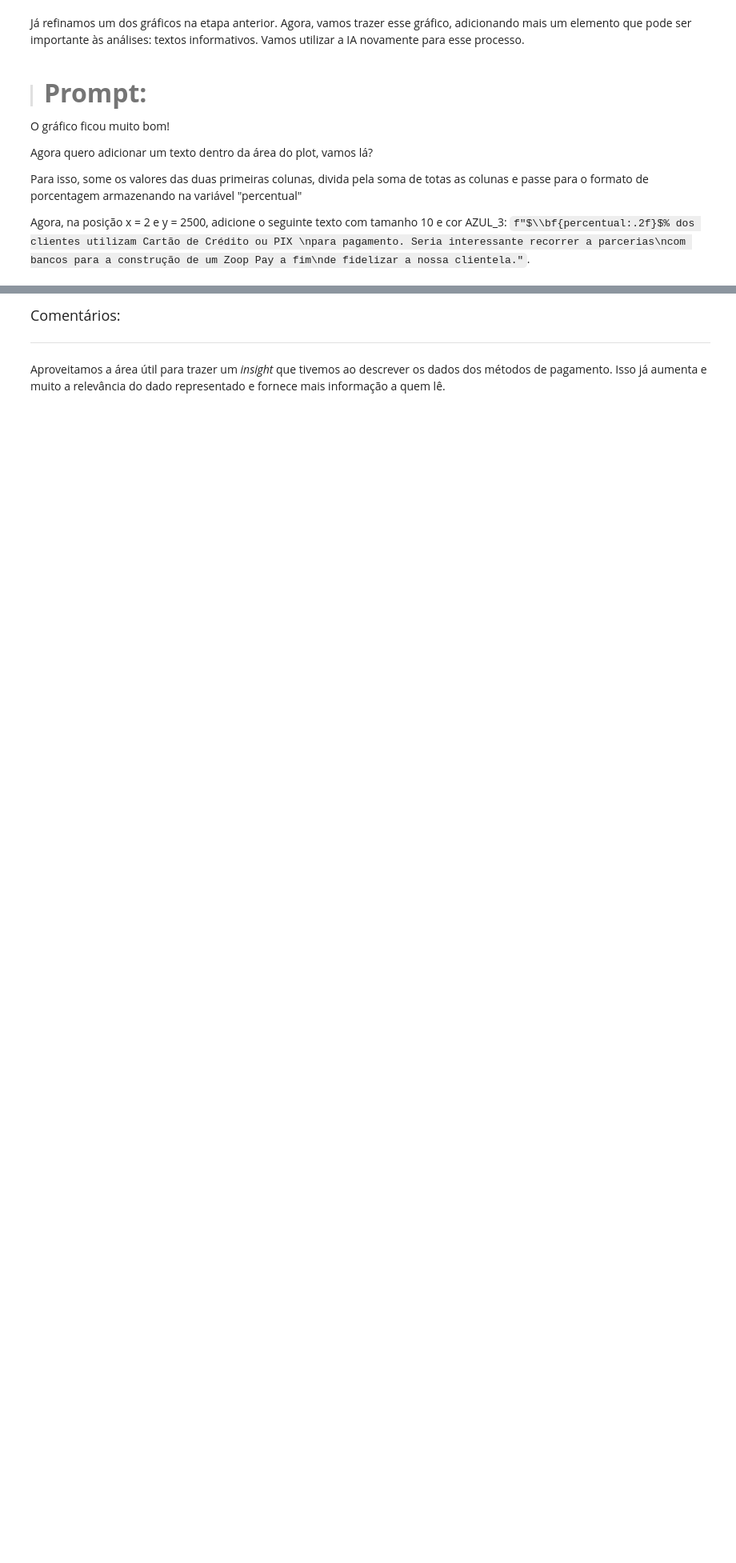
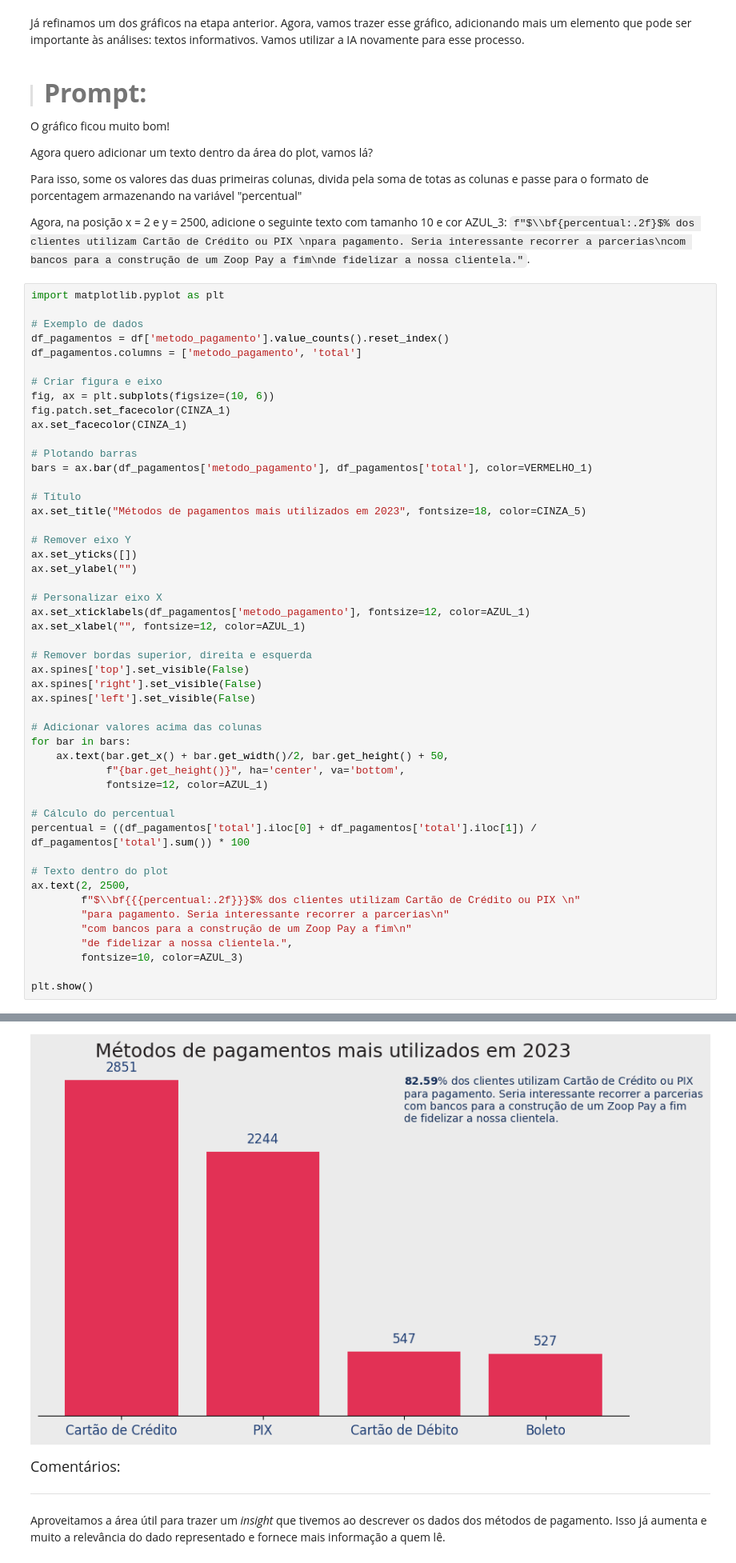
Before and after one commit to Enoque12/Projecto_Inicial_IA_Aplicada_na_Ciencia_de_Dados, a Jupyter notebook: Projeto_Inicial_IA_aplicada_a_Data_Science.ipynb, the cells around one changed output, grey strips where cells are left out. Shown at 80% size. Cells and saved outputs as stored; diff of their text form; blank space fills up the shorter version.

```diff
--- a/Projeto_Inicial_IA_aplicada_a_Data_Science.ipynb
+++ b/Projeto_Inicial_IA_aplicada_a_Data_Science.ipynb
@@ -1116,3 +1173,53 @@ Agora quero adicionar um texto dentro da área do plot, vamos lá?
 Para isso, some os valores das duas primeiras colunas, divida pela soma de totas as colunas e passe para o formato de porcentagem armazenando na variável "percentual"
 
 Agora, na posição x = 2 e y = 2500, adicione o seguinte texto com tamanho 10 e cor AZUL_3: `f"$\\bf{percentual:.2f}$% dos clientes utilizam Cartão de Crédito ou PIX \npara pagamento. Seria interessante recorrer a parcerias\ncom bancos para a construção de um Zoop Pay a fim\nde fidelizar a nossa clientela."`.
+# %%
+import matplotlib.pyplot as plt
+
+# Exemplo de dados
+df_pagamentos = df['metodo_pagamento'].value_counts().reset_index()
+df_pagamentos.columns = ['metodo_pagamento', 'total']
+
+# Criar figura e eixo
+fig, ax = plt.subplots(figsize=(10, 6))
+fig.patch.set_facecolor(CINZA_1)
+ax.set_facecolor(CINZA_1)
+
+# Plotando barras
+bars = ax.bar(df_pagamentos['metodo_pagamento'], df_pagamentos['total'], color=VERMELHO_1)
+
+# Título
+ax.set_title("Métodos de pagamentos mais utilizados em 2023", fontsize=18, color=CINZA_5)
+
+# Remover eixo Y
+ax.set_yticks([])
+ax.set_ylabel("")
+
+# Personalizar eixo X
+ax.set_xticklabels(df_pagamentos['metodo_pagamento'], fontsize=12, color=AZUL_1)
+ax.set_xlabel("", fontsize=12, color=AZUL_1)
+
+# Remover bordas superior, direita e esquerda
+ax.spines['top'].set_visible(False)
+ax.spines['right'].set_visible(False)
+ax.spines['left'].set_visible(False)
+
+# Adicionar valores acima das colunas
+for bar in bars:
+    ax.text(bar.get_x() + bar.get_width()/2, bar.get_height() + 50,
+            f"{bar.get_height()}", ha='center', va='bottom',
+            fontsize=12, color=AZUL_1)
+
+# Cálculo do percentual
+percentual = ((df_pagamentos['total'].iloc[0] + df_pagamentos['total'].iloc[1]) / df_pagamentos['total'].sum()) * 100
+
+# Texto dentro do plot
+ax.text(2, 2500,
+        f"$\\bf{{{percentual:.2f}}}$% dos clientes utilizam Cartão de Crédito ou PIX \n"
+        "para pagamento. Seria interessante recorrer a parcerias\n"
+        "com bancos para a construção de um Zoop Pay a fim\n"
+        "de fidelizar a nossa clientela.",
+        fontsize=10, color=AZUL_3)
+
+plt.show()
+# %% [output]
@@ -1119,3 +1227,4 @@ Agora, na posição x = 2 e y = 2500, adicione o seguinte texto com tamanho 10 e
+[figure, added]
 # %% [markdown]
 <font color="7b71ff" size=4> Comentários: </font>
 
```
Also changed, not shown: parts of 8 cells of this notebook.
